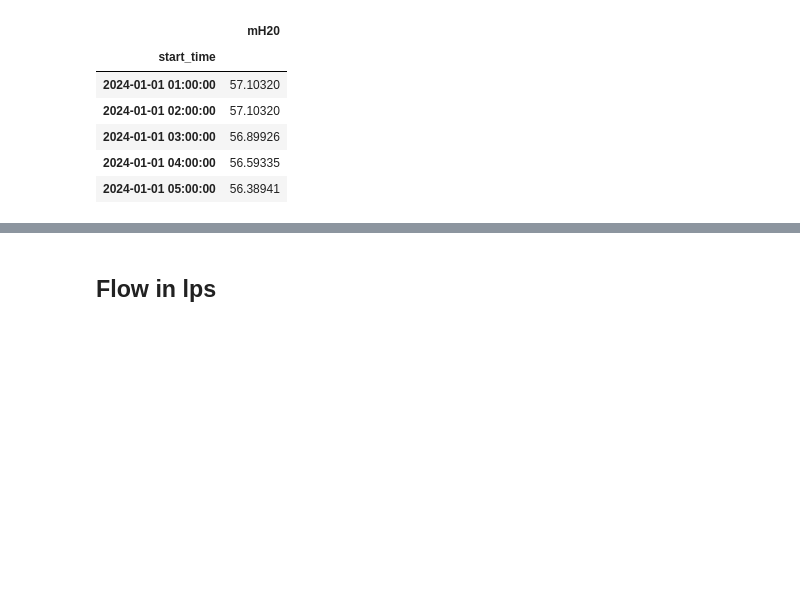
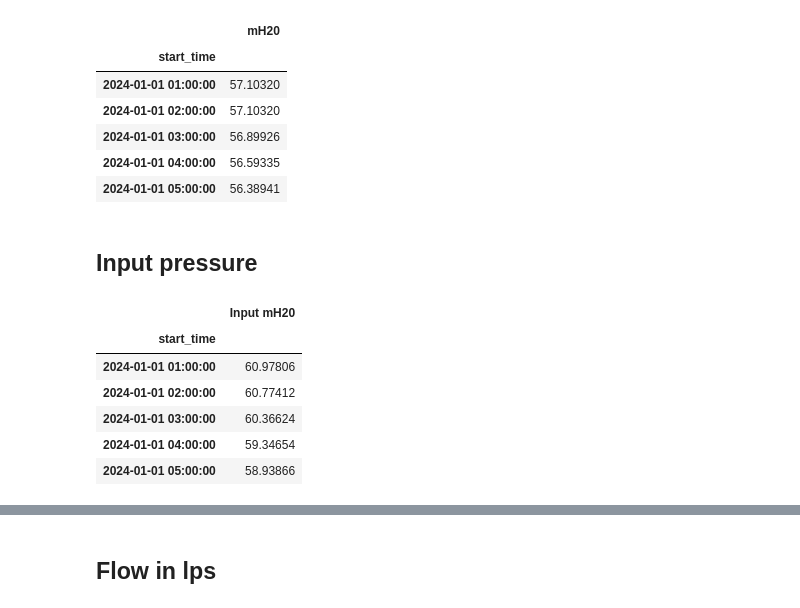
Before and after one commit to frodibrooks/OptimisedHeating, a Jupyter notebook: Data_processing/calc_eff_curves_vatnsendi_nedri.ipynb, the cells around one changed output, grey strips where cells are left out. Cells and saved outputs as stored; diff of their text form; code cells hidden in the pictures; blank space fills up the shorter version.

```diff
--- a/Data_processing/calc_eff_curves_vatnsendi_nedri.ipynb
+++ b/Data_processing/calc_eff_curves_vatnsendi_nedri.ipynb
@@ -31,0 +44,42 @@ Vatnsendi_nedri_pressure_2024.head()
+# %% [markdown]
+## Input pressure
+# %%
+Vatnsendi_nedri_input_pressure = pd.read_excel('/Users/frodibrooks/Desktop/DTU/Thesis/OptimisedHeating/Data_processing/data/Vatnsendi-Rjupnasalir-PrePumpPressure.xlsx')
+Vatnsendi_nedri_input_pressure.drop(columns=["mpoint_id","aggregate_name","aggregate_id","flag","quality_description","event_time"],inplace=True)
+
+Vatnsendi_nedri_input_pressure = Vatnsendi_nedri_input_pressure[Vatnsendi_nedri_input_pressure['mpoint_name'] == 'Rjúpnasalir - Stöðvarþrýstingur']
+
+
+
+# # Ensure start_time is a string (in case it's partially formatted)
+# Vatnsendi_nedri_input_pressure['start_time'] = Vatnsendi_nedri_input_pressure['start_time'].astype(str)
+
+# # Drop rows where 'start_time' only has date (missing time)
+# Vatnsendi_nedri_input_pressure = Vatnsendi_nedri_input_pressure[
+#     ~Vatnsendi_nedri_input_pressure['start_time'].str.match(r'^\d{4}-\d{2}-\d{2}$', na=False)
+# ]
+
+# Convert the remaining valid 'start_time' to datetime
+Vatnsendi_nedri_input_pressure['start_time'] = pd.to_datetime(Vatnsendi_nedri_input_pressure['start_time'], errors='coerce')
+
+# Set 'start_time' as index and sort
+Vatnsendi_nedri_input_pressure.set_index('start_time', inplace=True)
+Vatnsendi_nedri_input_pressure = Vatnsendi_nedri_input_pressure.sort_index(ascending=True)
+
+# Clean up the DataFrame
+Vatnsendi_nedri_input_pressure.drop(columns=["mpoint_name"], inplace=True)
+Vatnsendi_nedri_input_pressure.rename(columns={"value":"Input mH20"}, inplace=True)
+Vatnsendi_nedri_input_pressure['Input mH20'] = Vatnsendi_nedri_input_pressure['Input mH20'] * 10.197
+
+# Display the DataFrame
+Vatnsendi_nedri_input_pressure_2024 = Vatnsendi_nedri_input_pressure.loc['2024']
+Vatnsendi_nedri_input_pressure_2024 = Vatnsendi_nedri_input_pressure_2024.copy()
+Vatnsendi_nedri_input_pressure_2024.head()
+# %% [output]
+|  | Input mH20 |
+| start_time |  |
+| 2024-01-01 01:00:00 | 60.97806 |
+| 2024-01-01 02:00:00 | 60.77412 |
+| 2024-01-01 03:00:00 | 60.36624 |
+| 2024-01-01 04:00:00 | 59.34654 |
+| 2024-01-01 05:00:00 | 58.93866 |
```
Also changed, not shown: parts of 8 cells of this notebook, 4 other files.
